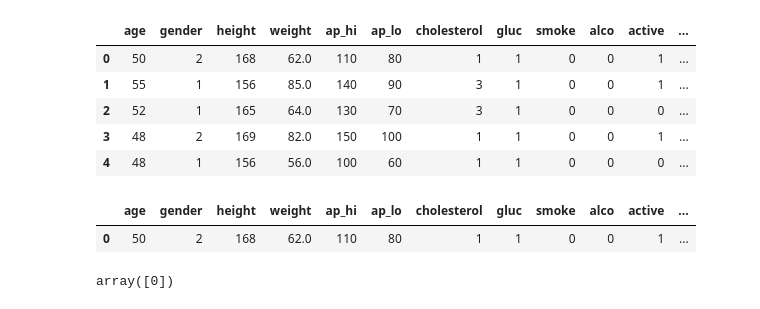
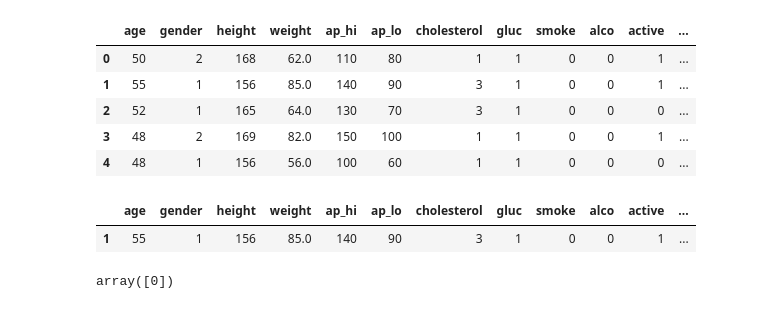
Before and after one commit to MayReii/ProyectoFinal, a Jupyter notebook: Prueba_modelosML.ipynb, the cells around one changed output. Saved outputs shown, nothing was run; the diff lists cells and outputs as text; code cells hidden in the pictures.

```diff
--- a/Prueba_modelosML.ipynb
+++ b/Prueba_modelosML.ipynb
@@ -246,11 +246,11 @@ X.head()
 | 3 | 48 | 2 | 169 | 82.0 | 150 | 100 | 1 | 1 | 0 | 0 | 1 | ... |
 | 4 | 48 | 1 | 156 | 56.0 | 100 | 60 | 1 | 1 | 0 | 0 | 0 | ... |
 # %%
-xsample=X.loc[[0]]
+xsample=X.loc[[1]]
 xsample
 # %% [output]
 |  | age | gender | height | weight | ap_hi | ap_lo | cholesterol | gluc | smoke | alco | active | ... |
-| 0 | 50 | 2 | 168 | 62.0 | 110 | 80 | 1 | 1 | 0 | 0 | 1 | ... |
+| 1 | 55 | 1 | 156 | 85.0 | 140 | 90 | 3 | 1 | 0 | 0 | 1 | ... |
 # %%
 svc.predict(xsample)
 # %% [output]
```
Also changed, not shown: parts of 11 cells of this notebook, 1 other file.
